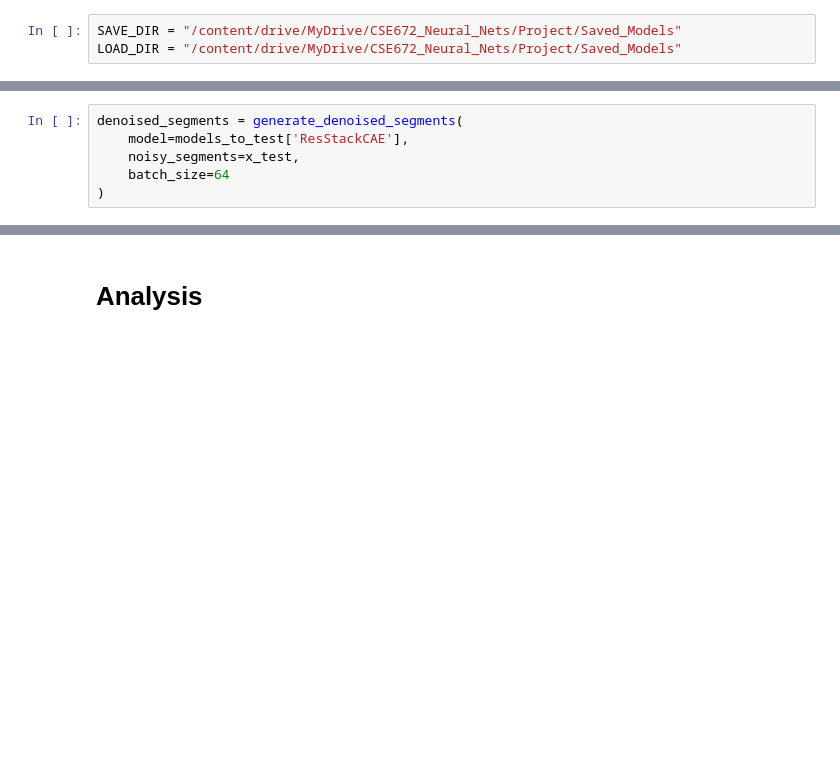
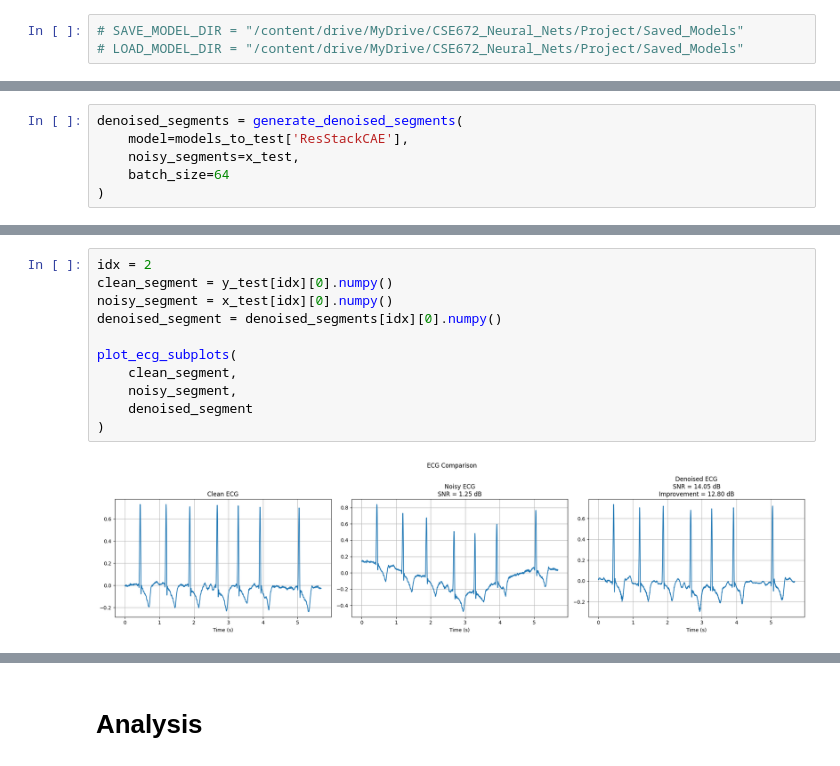
Before and after one commit to halashaheen/CAE-For-ECG-denoising, a Jupyter notebook: CAE_for_ECG_signal_processing.ipynb, the cells around one changed output, grey strips where cells are left out. Drawn from its saved outputs; the diff is of its cells as text; blank space fills up the shorter version.

```diff
--- a/CAE_for_ECG_signal_processing.ipynb
+++ b/CAE_for_ECG_signal_processing.ipynb
@@ -1957,8 +1976,8 @@ StackDropOutCAE
 # %% [markdown]
 ### saving model weights
 # %%
-SAVE_DIR = "/content/drive/MyDrive/CSE672_Neural_Nets/Project/Saved_Models"
-LOAD_DIR = "/content/drive/MyDrive/CSE672_Neural_Nets/Project/Saved_Models"
+# SAVE_MODEL_DIR = "/content/drive/MyDrive/CSE672_Neural_Nets/Project/Saved_Models"
+# LOAD_MODEL_DIR = "/content/drive/MyDrive/CSE672_Neural_Nets/Project/Saved_Models"
 # %%
 def save_model_weights(name, model):
 
@@ -3057,0 +3086,13 @@ plot_ecg_subplots(
+# %%
+idx = 2
+clean_segment = y_test[idx][0].numpy()
+noisy_segment = x_test[idx][0].numpy()
+denoised_segment = denoised_segments[idx][0].numpy()
+
+plot_ecg_subplots(
+    clean_segment,
+    noisy_segment,
+    denoised_segment
+)
+# %% [output]
+[figure, added]
```
Also changed, not shown: parts of 89 cells of this notebook.
